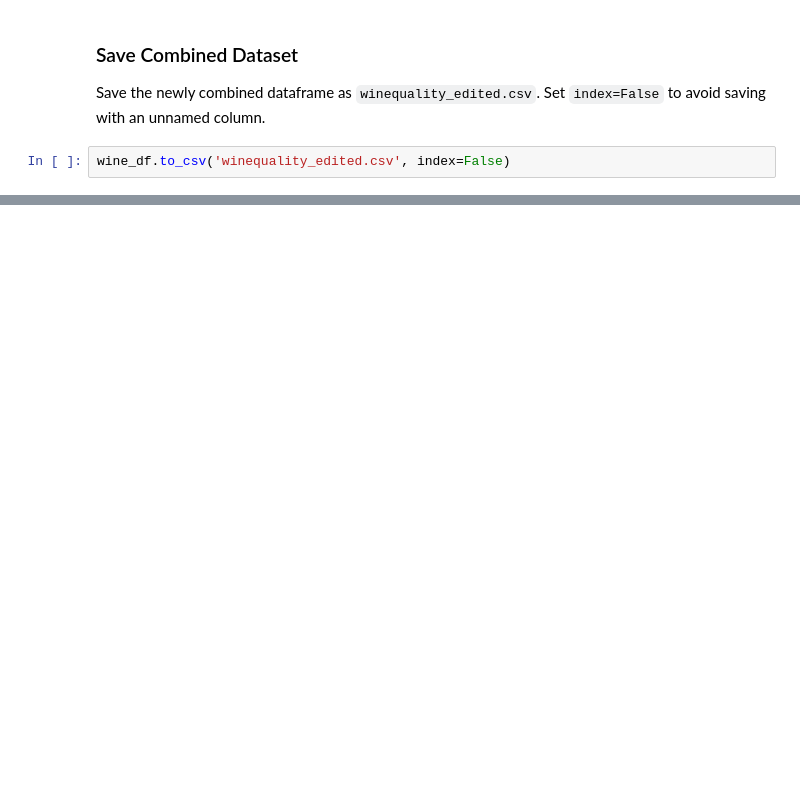
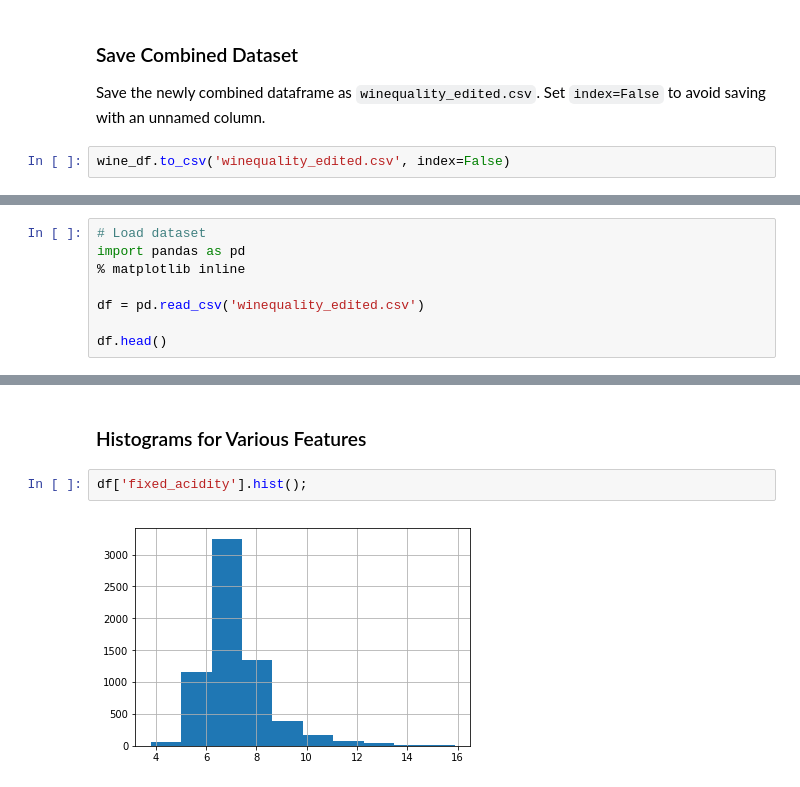
Before and after one commit to emilylauyw/Udacity_DAND_CaseStudy1-Investigate_Wine_Quality_Data_Set, a Jupyter notebook: investigate_wine_quality.ipynb, the cells around one changed output, grey strips where cells are left out. Saved outputs shown, nothing was run; the diff lists cells and outputs as text; blank space fills up the shorter version.

```diff
--- a/investigate_wine_quality.ipynb
+++ b/investigate_wine_quality.ipynb
@@ -173,0 +205,8 @@ wine_df.to_csv('winequality_edited.csv', index=False)
+# %%
+# Load dataset
+import pandas as pd
+% matplotlib inline
+
+df = pd.read_csv('winequality_edited.csv')
+
+df.head()
@@ -173,0 +220,6 @@ wine_df.to_csv('winequality_edited.csv', index=False)
+# %% [markdown]
+### Histograms for Various Features
+# %%
+df['fixed_acidity'].hist();
+# %% [output]
+[figure, added]
```
Also changed, not shown: parts of 55 cells of this notebook.
